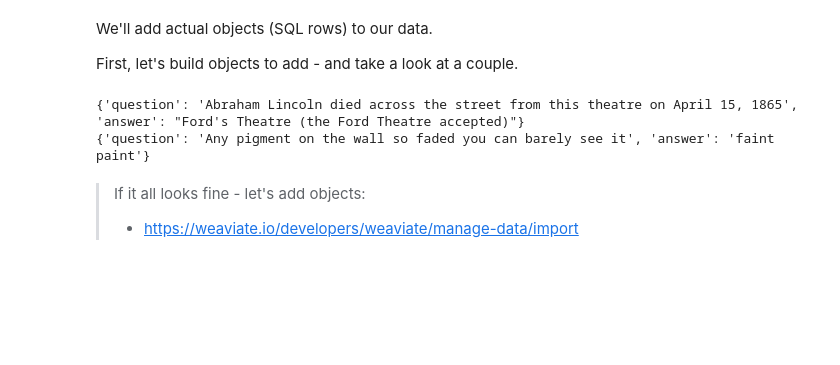
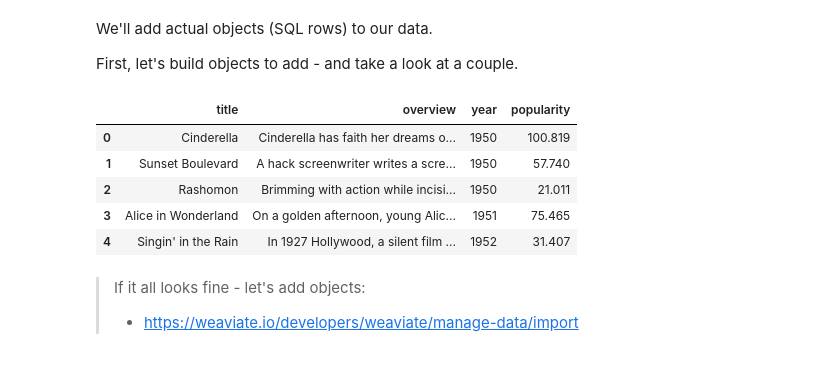
Before and after one commit to weaviate-tutorials/intro-workshop, a Jupyter notebook: workshop.ipynb, the cells around one changed output. Saved outputs shown, nothing was run; the diff lists cells and outputs as text; code cells hidden in the pictures; blank space fills up the shorter version.

```diff
--- a/workshop.ipynb
+++ b/workshop.ipynb
@@ -161,15 +187,18 @@ We'll add actual objects (SQL rows) to our data.
 
 First, let's build objects to add - and take a look at a couple.
 # %%
-for o in data[:2]:
-    obj_body = {
-        "question": o["Question"],
-        "answer": o["Answer"],
-    }
-    print(obj_body)
+data_columns = ['title', 'overview', 'year', 'popularity']
+
+df = movie_df[data_columns]
+
+df.head()
 # %% [output]
-{'question': 'Abraham Lincoln died across the street from this theatre on April 15, 1865', 'answer': "Ford's Theatre (the Ford Theatre accepted)"}
-{'question': 'Any pigment on the wall so faded you can barely see it', 'answer': 'faint paint'}
+|  | title | overview | year | popularity |
+| 0 | Cinderella | Cinderella has faith her dreams o... | 1950 | 100.819 |
+| 1 | Sunset Boulevard | A hack screenwriter writes a scre... | 1950 | 57.740 |
+| 2 | Rashomon | Brimming with action while incisi... | 1950 | 21.011 |
+| 3 | Alice in Wonderland | On a golden afternoon, young Alic... | 1951 | 75.465 |
+| 4 | Singin' in the Rain | In 1927 Hollywood, a silent film ... | 1952 | 31.407 |
 # %% [markdown]
 > If it all looks fine - let's add objects:
 > - https://weaviate.io/developers/weaviate/manage-data/import
```
Also changed, not shown: parts of 22 cells of this notebook, 3 other files.
